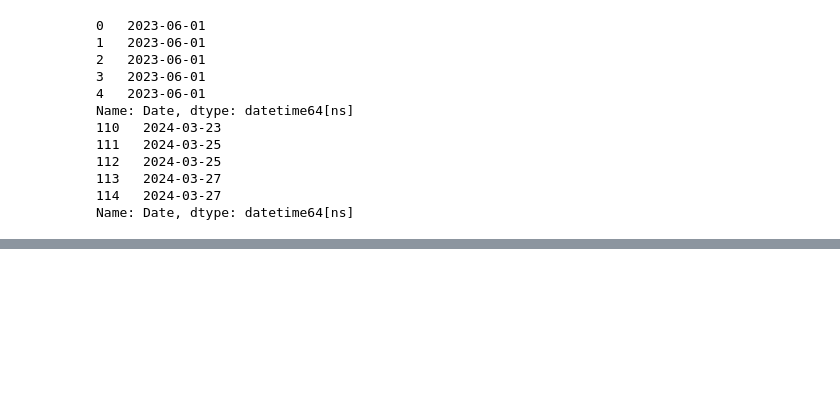
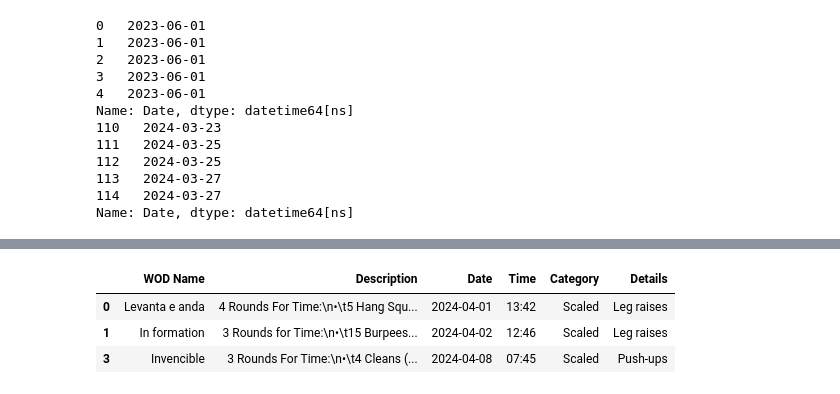
Before and after one commit to hugofitipaldi/PR_tracker, a Jupyter notebook: scripts/exploring_data.ipynb, the cells around one changed output, grey strips where cells are left out. Cells and saved outputs as stored; diff of their text form; code cells hidden in the pictures; blank space fills up the shorter version.

Commit message:
fixing issue with non logged time

```diff
--- a/scripts/exploring_data.ipynb
+++ b/scripts/exploring_data.ipynb
@@ -117,0 +119,9 @@ benchmark_wods
+# %%
+# remove error row
+benchmark_wods = benchmark_wods.drop(index=2)
+benchmark_wods
+# %% [output]
+|  | WOD Name | Description | Date | Time | Category | Details |
+| 0 | Levanta e anda | 4 Rounds For Time:\n•\t5 Hang Squ... | 2024-04-01 | 13:42 | Scaled | Leg raises |
+| 1 | In formation | 3 Rounds for Time:\n•\t15 Burpees... | 2024-04-02 | 12:46 | Scaled | Leg raises |
+| 3 | Invencible | 3 Rounds For Time:\n•\t4 Cleans (... | 2024-04-08 | 07:45 | Scaled | Push-ups |
```
Also changed, not shown: parts of 3 cells of this notebook, 1 other file.
